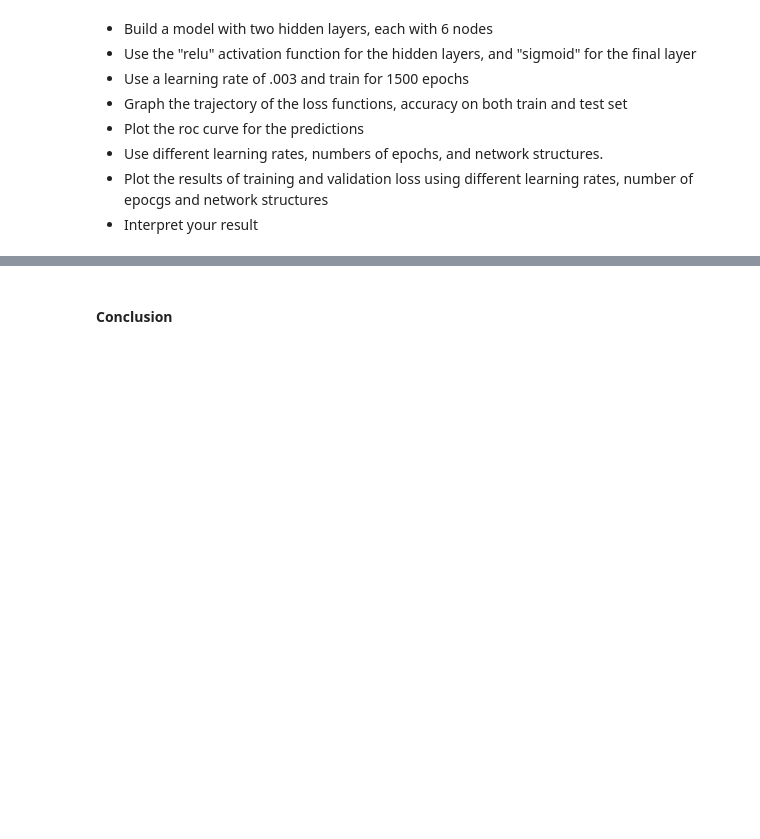
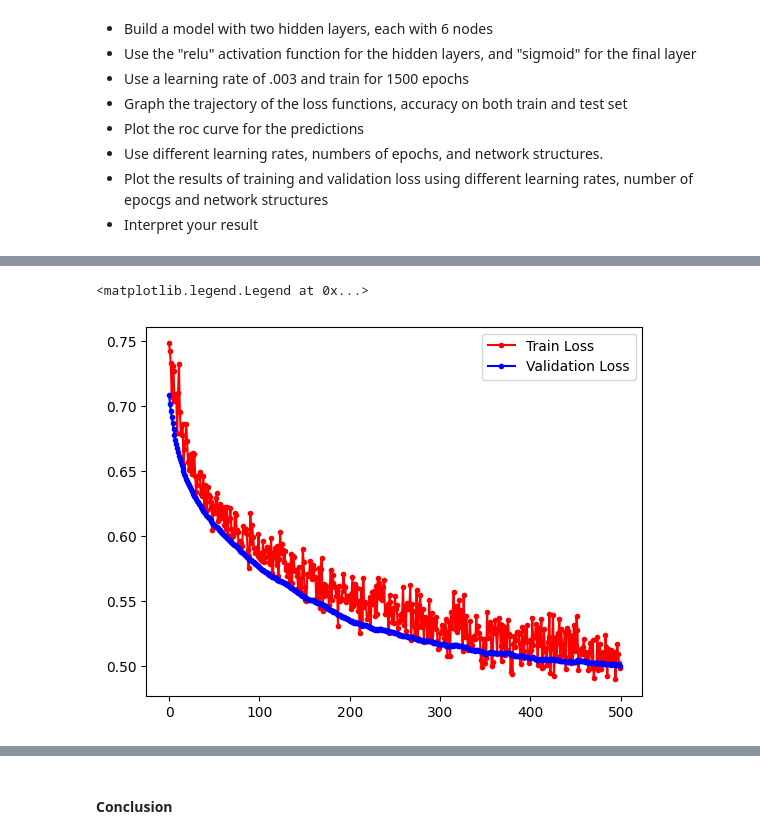
Before and after one commit to JomariIGL/CPE-313, a Jupyter notebook: Hands-on Activity 1.2 - Training Neural Networks.ipynb, the cells around one changed output, grey strips where cells are left out. Drawn from its saved outputs; the diff is of its cells as text; code cells hidden in the pictures; blank space fills up the shorter version.

```diff
--- a/Hands-on Activity 1.2 - Training Neural Networks.ipynb
+++ b/Hands-on Activity 1.2 - Training Neural Networks.ipynb
@@ -295,0 +350,11 @@ ax.legend()
+# %%
+model2  = Sequential([
+    Dense(6, input_shape=(8,), activation="relu"),
+    #Dropout(0.3), #removed in hist 6
+    Dense(6, activation="relu"),
+    Dropout(0.2), # remove in hist_5
+    Dense(1, activation="sigmoid")
+])
+# %%
+model2.compile(SGD(learning_rate = .005), "binary_crossentropy", metrics=["accuracy"])
+run_hist_4 = model2.fit(X_train_norm, y_train, validation_data=(X_test_norm, y_test),validation_split=0.2, epochs=500)
@@ -295,0 +379,8 @@ ax.legend()
+# %%
+fig, ax = plt.subplots()
+ax.plot(run_hist_4.history["loss"],'r', marker='.', label="Train Loss")
+ax.plot(run_hist_4.history["val_loss"],'b', marker='.', label="Validation Loss")
+ax.legend()
+# %% [output]
+<matplotlib.legend.Legend at 0x...>
+[figure, added]
```
Also changed, not shown: parts of 25 cells of this notebook.
